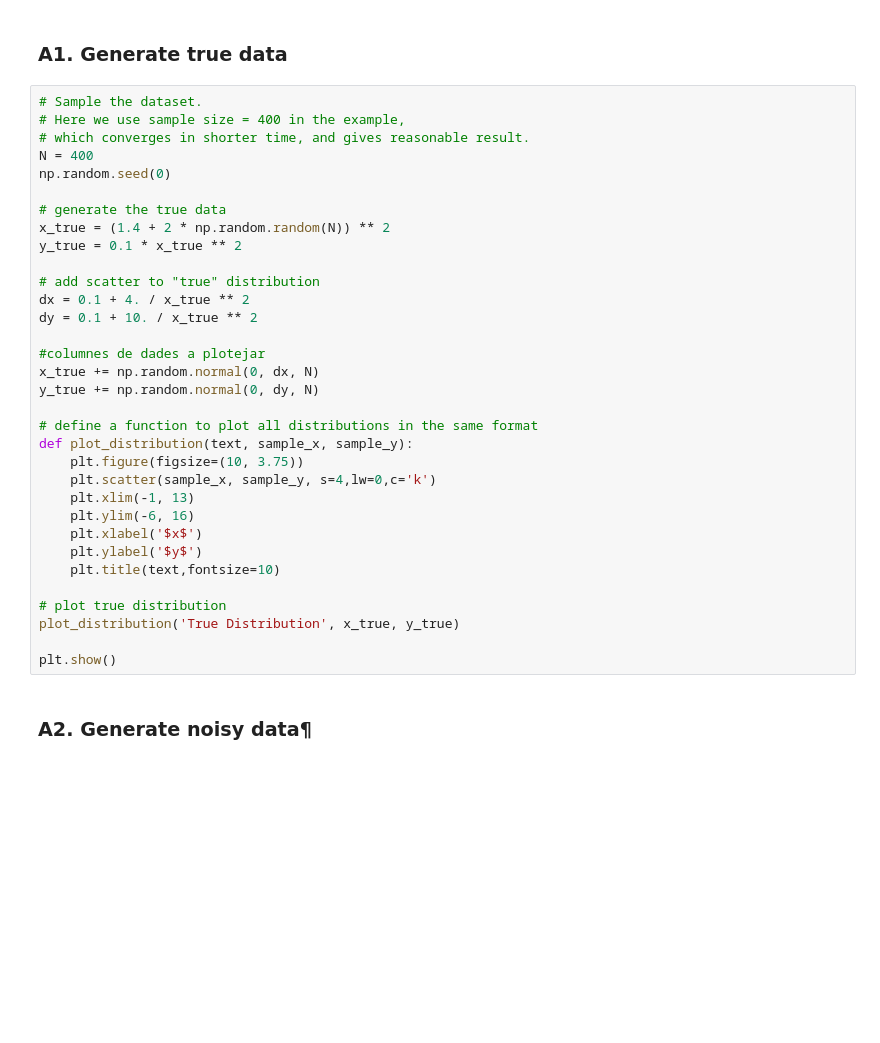
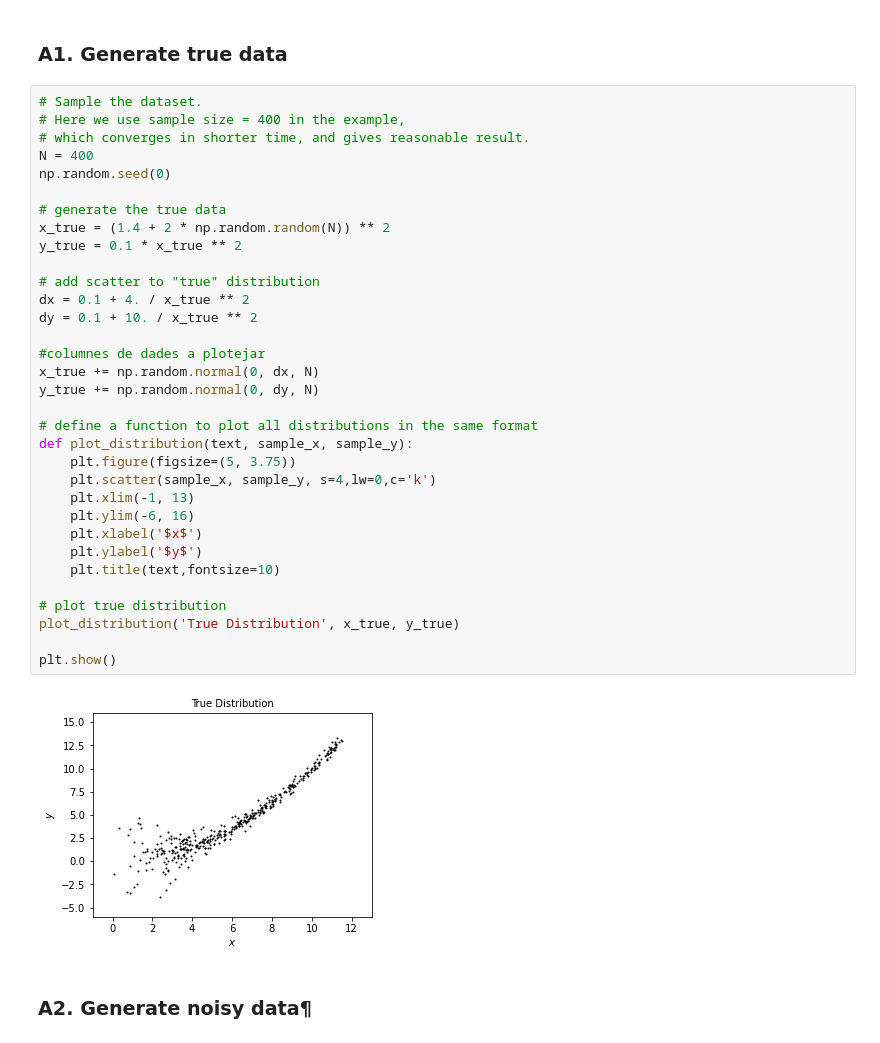
Before and after one commit to aleixcb/tfg_galah, a Jupyter notebook: py/XD example.ipynb, the cells around one changed output. Drawn from its saved outputs; the diff is of its cells as text; blank space fills up the shorter version.

```diff
--- a/py/XD example.ipynb
+++ b/py/XD example.ipynb
@@ -20,34 +20,36 @@ from astroML.stats import sigmaG
 # Here we use sample size = 400 in the example,
 # which converges in shorter time, and gives reasonable result.
 N = 400
 np.random.seed(0)
 
 # generate the true data
 x_true = (1.4 + 2 * np.random.random(N)) ** 2
 y_true = 0.1 * x_true ** 2
 
 # add scatter to "true" distribution
 dx = 0.1 + 4. / x_true ** 2
 dy = 0.1 + 10. / x_true ** 2
 
 #columnes de dades a plotejar
 x_true += np.random.normal(0, dx, N)
 y_true += np.random.normal(0, dy, N)
 
 # define a function to plot all distributions in the same format
 def plot_distribution(text, sample_x, sample_y):
-    plt.figure(figsize=(10, 3.75))
+    plt.figure(figsize=(5, 3.75))
     plt.scatter(sample_x, sample_y, s=4,lw=0,c='k')
     plt.xlim(-1, 13)
     plt.ylim(-6, 16)
     plt.xlabel('$x$')
     plt.ylabel('$y$')
     plt.title(text,fontsize=10)
 
 # plot true distribution
 plot_distribution('True Distribution', x_true, y_true)
 
 plt.show()
+# %% [output]
+[figure, added]
 # %% [markdown]
 ### A2. Generate noisy data¶
 # %%
```
Also changed, not shown: parts of 2 cells of this notebook, 4 other files.
